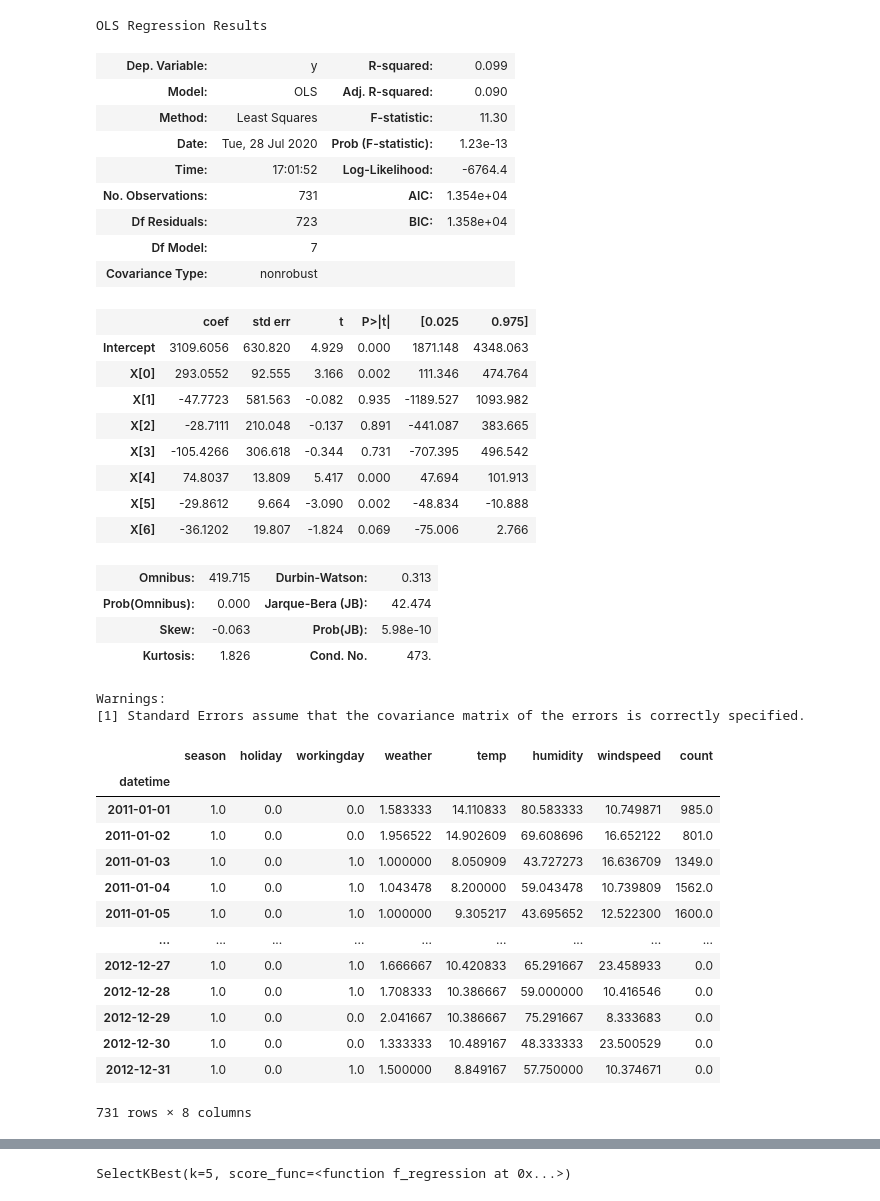
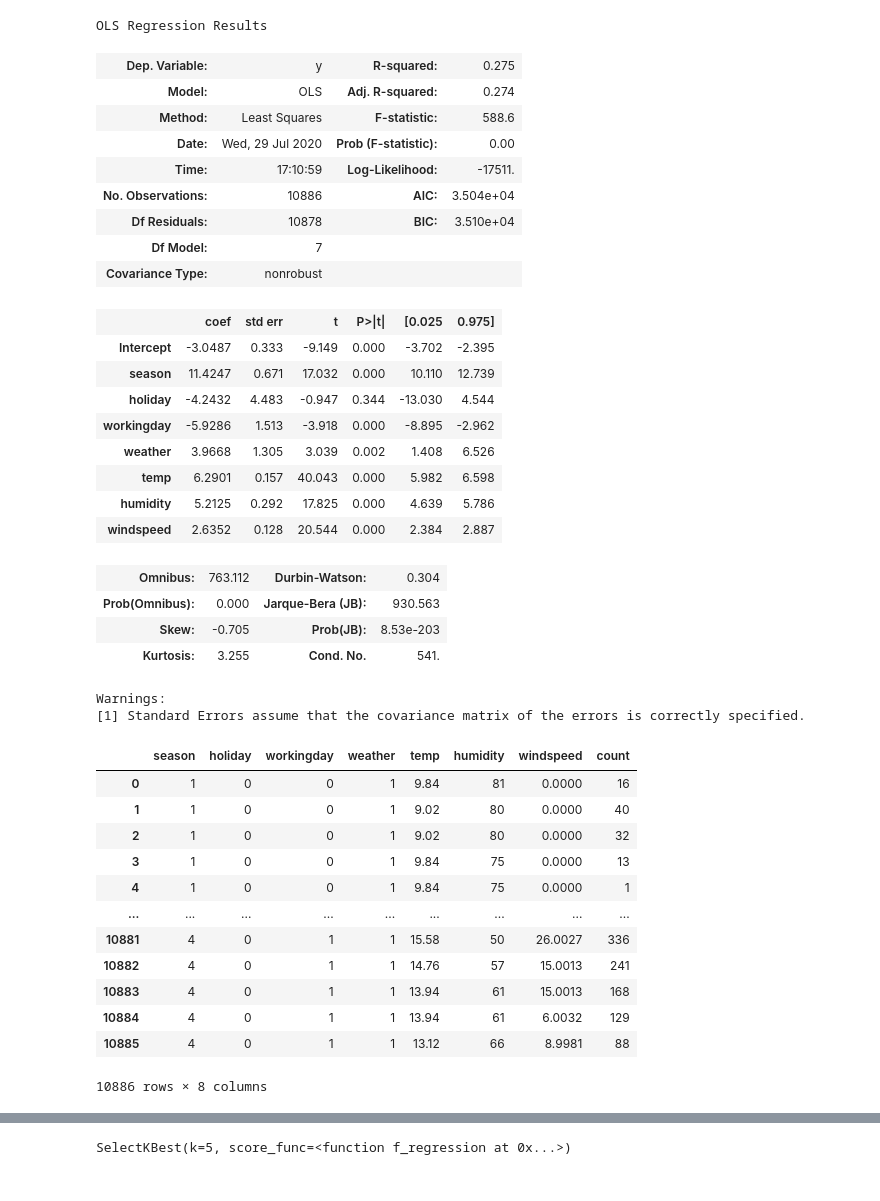
Before and after one commit to binyaz/bike-share-demand, a Jupyter notebook: Untitled.ipynb, the cells around one changed output, grey strips where cells are left out. Cells and saved outputs as stored; diff of their text form; code cells hidden in the pictures.

Commit message:
finnished model and statistical test

```diff
--- a/Untitled.ipynb
+++ b/Untitled.ipynb
@@ -4,7 +4,7 @@ import numpy as np
 from sklearn.model_selection import train_test_split
 from sklearn.linear_model import LinearRegression, LassoCV
 from sklearn import metrics
-from sklearn.preprocessing import PolynomialFeatures
+from sklearn.preprocessing import PolynomialFeatures, Normalizer
 from sklearn.feature_selection import SelectKBest, f_regression, mutual_info_regression
 from sklearn.dummy import DummyRegressor
 import seaborn as sns
@@ -12,7 +12,10 @@ import matplotlib.pyplot as plt
 import scipy.stats as scs
 import statsmodels.api as sm
 from statsmodels.formula.api import ols
+import sklearn.preprocessing as skl
 %matplotlib inline
+pd.set_option('display.max_columns', 500)
+pd.set_option('display.max_rows', 1000)
 # %%
-train_df = pd.read_csv('train.csv')
-test_df = pd.read_csv('test.csv')
+train = pd.read_csv('train.csv')
+test = pd.read_csv('test.csv')
@@ -78,0 +22,3 @@ full_df.head()
+# %%
+train['datetime'] = pd.to_datetime(train.datetime)
+test['datetime'] = pd.to_datetime(test.datetime)
@@ -94,47 +150,46 @@ y = full_df['count']
 # %%
-mlr_model = ols(formula='y~X', data=full_df).fit()
+mlr_model = ols(formula='y~season+holiday+workingday+weather+temp+humidity+windspeed', data=transformed).fit()
 mlr_model.summary()
 # %% [output]
 OLS Regression Results
-| Dep. Variable: | y | R-squared: | 0.099 |
-| Model: | OLS | Adj. R-squared: | 0.090 |
-| Method: | Least Squares | F-statistic: | 11.30 |
-| Date: | Tue, 28 Jul 2020 | Prob (F-statistic): | 1.23e-13 |
-| Time: | 17:01:52 | Log-Likelihood: | -6764.4 |
-| No. Observations: | 731 | AIC: | 1.354e+04 |
-| Df Residuals: | 723 | BIC: | 1.358e+04 |
+| Dep. Variable: | y | R-squared: | 0.275 |
+| Model: | OLS | Adj. R-squared: | 0.274 |
+| Method: | Least Squares | F-statistic: | 588.6 |
+| Date: | Wed, 29 Jul 2020 | Prob (F-statistic): | 0.00 |
+| Time: | 17:10:59 | Log-Likelihood: | -17511. |
+| No. Observations: | 10886 | AIC: | 3.504e+04 |
+| Df Residuals: | 10878 | BIC: | 3.510e+04 |
 | Df Model: | 7 |  |  |
 | Covariance Type: | nonrobust |  |  |
 |  | coef | std err | t | P>|t| | [0.025 | 0.975] |
-| Intercept | 3109.6056 | 630.820 | 4.929 | 0.000 | 1871.148 | 4348.063 |
-| X[0] | 293.0552 | 92.555 | 3.166 | 0.002 | 111.346 | 474.764 |
-| X[1] | -47.7723 | 581.563 | -0.082 | 0.935 | -1189.527 | 1093.982 |
-| X[2] | -28.7111 | 210.048 | -0.137 | 0.891 | -441.087 | 383.665 |
-| X[3] | -105.4266 | 306.618 | -0.344 | 0.731 | -707.395 | 496.542 |
-| X[4] | 74.8037 | 13.809 | 5.417 | 0.000 | 47.694 | 101.913 |
-| X[5] | -29.8612 | 9.664 | -3.090 | 0.002 | -48.834 | -10.888 |
-| X[6] | -36.1202 | 19.807 | -1.824 | 0.069 | -75.006 | 2.766 |
+| Intercept | -3.0487 | 0.333 | -9.149 | 0.000 | -3.702 | -2.395 |
+| season | 11.4247 | 0.671 | 17.032 | 0.000 | 10.110 | 12.739 |
+| holiday | -4.2432 | 4.483 | -0.947 | 0.344 | -13.030 | 4.544 |
+| workingday | -5.9286 | 1.513 | -3.918 | 0.000 | -8.895 | -2.962 |
+| weather | 3.9668 | 1.305 | 3.039 | 0.002 | 1.408 | 6.526 |
+| temp | 6.2901 | 0.157 | 40.043 | 0.000 | 5.982 | 6.598 |
+| humidity | 5.2125 | 0.292 | 17.825 | 0.000 | 4.639 | 5.786 |
+| windspeed | 2.6352 | 0.128 | 20.544 | 0.000 | 2.384 | 2.887 |
-| Omnibus: | 419.715 | Durbin-Watson: | 0.313 |
-| Prob(Omnibus): | 0.000 | Jarque-Bera (JB): | 42.474 |
-| Skew: | -0.063 | Prob(JB): | 5.98e-10 |
-| Kurtosis: | 1.826 | Cond. No. | 473. |
+| Omnibus: | 763.112 | Durbin-Watson: | 0.304 |
+| Prob(Omnibus): | 0.000 | Jarque-Bera (JB): | 930.563 |
+| Skew: | -0.705 | Prob(JB): | 8.53e-203 |
+| Kurtosis: | 3.255 | Cond. No. | 541. |
 Warnings:
 [1] Standard Errors assume that the covariance matrix of the errors is correctly specified.
 # %%
-full_df = full_df[['season', 'holiday', 'workingday', 'weather', 'temp', 'humidity', 'windspeed', 'count']]
-full_df
+train = train[['season', 'holiday', 'workingday', 'weather', 'temp', 'humidity', 'windspeed', 'count']]
+train
 # %% [output]
 |  | season | holiday | workingday | weather | temp | humidity | windspeed | count |
-| datetime |  |  |  |  |  |  |  |  |
-| 2011-01-01 | 1.0 | 0.0 | 0.0 | 1.583333 | 14.110833 | 80.583333 | 10.749871 | 985.0 |
-| 2011-01-02 | 1.0 | 0.0 | 0.0 | 1.956522 | 14.902609 | 69.608696 | 16.652122 | 801.0 |
-| 2011-01-03 | 1.0 | 0.0 | 1.0 | 1.000000 | 8.050909 | 43.727273 | 16.636709 | 1349.0 |
-| 2011-01-04 | 1.0 | 0.0 | 1.0 | 1.043478 | 8.200000 | 59.043478 | 10.739809 | 1562.0 |
-| 2011-01-05 | 1.0 | 0.0 | 1.0 | 1.000000 | 9.305217 | 43.695652 | 12.522300 | 1600.0 |
+| 0 | 1 | 0 | 0 | 1 | 9.84 | 81 | 0.0000 | 16 |
+| 1 | 1 | 0 | 0 | 1 | 9.02 | 80 | 0.0000 | 40 |
+| 2 | 1 | 0 | 0 | 1 | 9.02 | 80 | 0.0000 | 32 |
+| 3 | 1 | 0 | 0 | 1 | 9.84 | 75 | 0.0000 | 13 |
+| 4 | 1 | 0 | 0 | 1 | 9.84 | 75 | 0.0000 | 1 |
 | ... | ... | ... | ... | ... | ... | ... | ... | ... |
-| 2012-12-27 | 1.0 | 0.0 | 1.0 | 1.666667 | 10.420833 | 65.291667 | 23.458933 | 0.0 |
-| 2012-12-28 | 1.0 | 0.0 | 1.0 | 1.708333 | 10.386667 | 59.000000 | 10.416546 | 0.0 |
-| 2012-12-29 | 1.0 | 0.0 | 0.0 | 2.041667 | 10.386667 | 75.291667 | 8.333683 | 0.0 |
-| 2012-12-30 | 1.0 | 0.0 | 0.0 | 1.333333 | 10.489167 | 48.333333 | 23.500529 | 0.0 |
-| 2012-12-31 | 1.0 | 0.0 | 1.0 | 1.500000 | 8.849167 | 57.750000 | 10.374671 | 0.0 |
+| 10881 | 4 | 0 | 1 | 1 | 15.58 | 50 | 26.0027 | 336 |
+| 10882 | 4 | 0 | 1 | 1 | 14.76 | 57 | 15.0013 | 241 |
+| 10883 | 4 | 0 | 1 | 1 | 13.94 | 61 | 15.0013 | 168 |
+| 10884 | 4 | 0 | 1 | 1 | 13.94 | 61 | 6.0032 | 129 |
+| 10885 | 4 | 0 | 1 | 1 | 13.12 | 66 | 8.9981 | 88 |
-731 rows × 8 columns
+10886 rows × 8 columns
```
Also changed, not shown: parts of 53 cells of this notebook.
